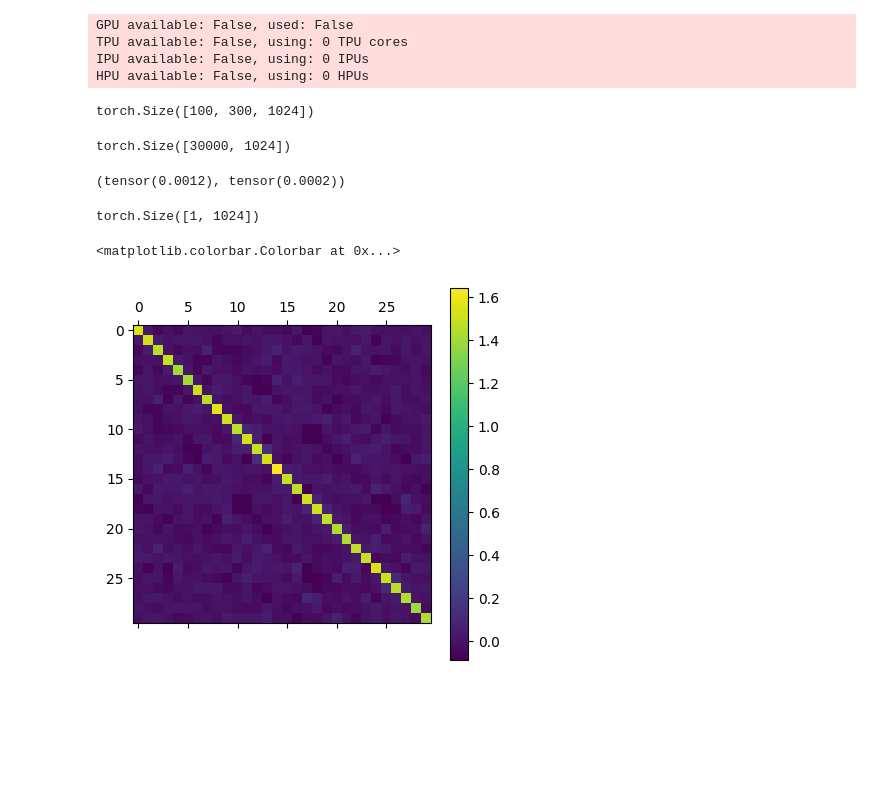
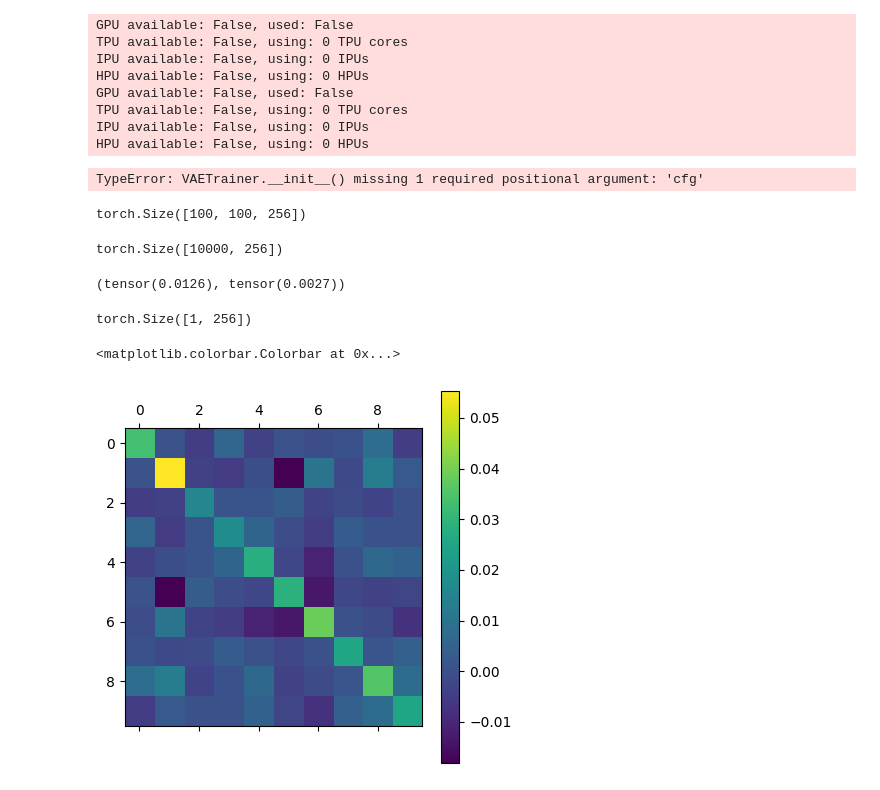
Before and after one commit to dhudsmith/turb_vae, a Jupyter notebook: turb_vae/test_z_prior.ipynb, the cells around one changed output. Cells and saved outputs as stored; diff of their text form; code cells hidden in the pictures; blank space fills up the shorter version.

```diff
--- a/turb_vae/test_z_prior.ipynb
+++ b/turb_vae/test_z_prior.ipynb
@@ -2,25 +2,28 @@
 import numpy as np
 import torch
 import matplotlib.pyplot as plt
-from config import TurbVaeConfig as cfg
+from config import ProjConfig as cfg
 
 from train2d import VAETrainer
 torch.set_grad_enabled(False)
 
 device = torch.device("cuda" if torch.cuda.is_available() else "cpu")
 
-
-# model = VAETrainer.load_from_checkpoint("/home/dane2/Code/turb_vae/checkpoints/epoch=0-step=15620-v2.ckpt", cfg = cfg).to(device)
-model = VAETrainer.load_from_checkpoint("/home/dane2/Code/turb_vae/checkpoints/epoch=0-step=46875.ckpt", cfg = cfg).to(device)
+model = VAETrainer.load_from_checkpoint("/home/dane2/Code/turb_vae/checkpoints/epoch=0-step=6248-v2.ckpt").to(device)
 encoder = model.vae.encoder
 data = cfg.test_dataset
-N1 = 300
+N1 = 200
 dl = torch.utils.data.DataLoader(data, batch_size=N1, num_workers=4)
 # %% [output]
 GPU available: False, used: False
 TPU available: False, using: 0 TPU cores
 IPU available: False, using: 0 IPUs
 HPU available: False, using: 0 HPUs
+GPU available: False, used: False
+TPU available: False, using: 0 TPU cores
+IPU available: False, using: 0 IPUs
+HPU available: False, using: 0 HPUs
+TypeError: VAETrainer.__init__() missing 1 required positional argument: 'cfg'
 # %%
 batch = next(iter(dl))
 # %%
@@ -31,32 +34,32 @@ _, dist = model.vae(n.to(device))
 z = dist.rsample((N2,))
 z.shape
 # %% [output]
-torch.Size([100, 300, 1024])
+torch.Size([100, 100, 256])
 # %%
 # combine all the samples
 z = z.view(-1, z.shape[-1])
 z.shape
 # %% [output]
-torch.Size([30000, 1024])
+torch.Size([10000, 256])
 # %%
 # mean stats
 mu_est = z.mean(axis=0, keepdim=True)
 mu_est.mean(), mu_est.std() / np.sqrt(N1*N2)
 # %% [output]
-(tensor(0.0012), tensor(0.0002))
+(tensor(0.0126), tensor(0.0027))
 # %%
 mu_est.shape
 # %% [output]
-torch.Size([1, 1024])
+torch.Size([1, 256])
 # %%
 # covariance stats
 cov_est = torch.cov(z.T)
-cov_plt = cov_est[:30, :30].numpy()
+cov_plt = cov_est[:10, :10].numpy()
 
 plt.matshow(cov_plt)
 plt.colorbar()
 # %% [output]
 <matplotlib.colorbar.Colorbar at 0x...>
-[figure, old version]
+[figure, new version]
 # %%
 for i in range(3):
```
Also changed, not shown: parts of 2 cells of this notebook, 5 other files.
